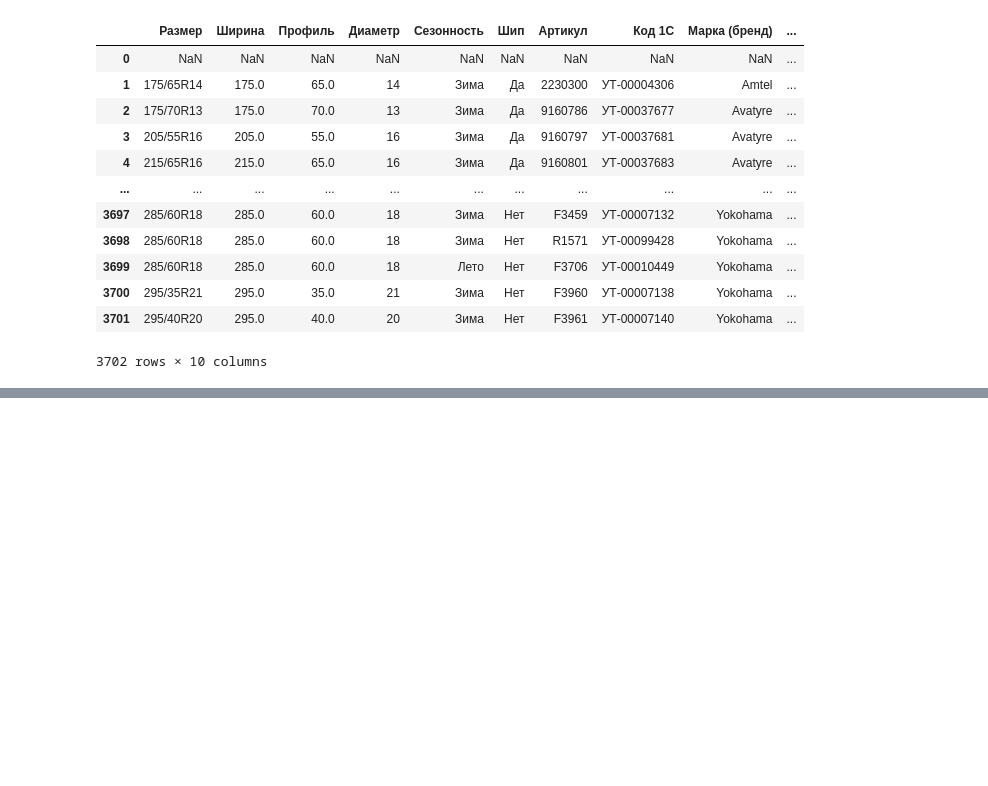
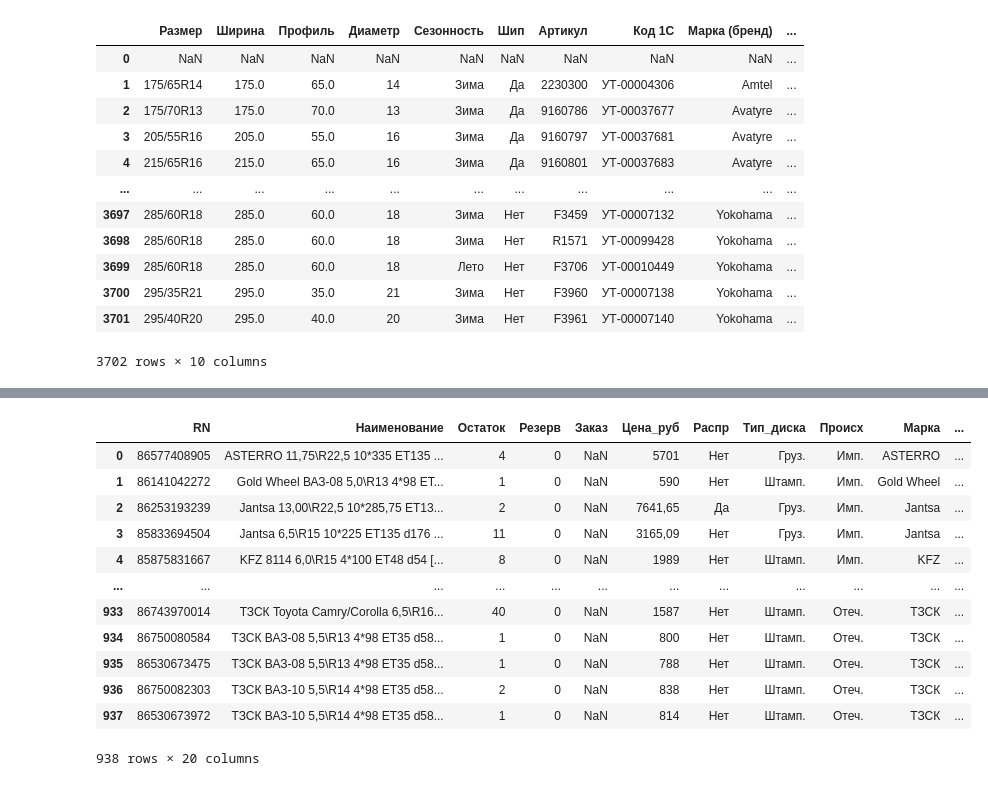
Before and after one commit to IgorSondors/BERT_NER, a Jupyter notebook: NER_dataset.ipynb, the cells around one changed output, grey strips where cells are left out. Saved outputs shown, nothing was run; the diff lists cells and outputs as text; code cells hidden in the pictures; blank space fills up the shorter version.

```diff
--- a/NER_dataset.ipynb
+++ b/NER_dataset.ipynb
@@ -83,4 +111,18 @@ df3
 # %%
-pth4 = "/home/sondors/Documents/price/BERT_NER/диски.xls"
-df4 = pd.read_excel(pth1)
+pth4 = "/home/sondors/Documents/price/BERT_NER/csv/диски.xls"
+df4 = pd.read_excel(pth4)
 df4
+# %% [output]
+|  | RN | Наименование | Остаток | Резерв | Заказ | Цена_руб | Распр | Тип_диска | Происх | Марка | ... |
+| 0 | 86577408905 | ASTERRO 11,75\R22,5 10*335 ET135 ... | 4 | 0 | NaN | 5701 | Нет | Груз. | Имп. | ASTERRO | ... |
+| 1 | 86141042272 | Gold Wheel ВАЗ-08 5,0\R13 4*98 ET... | 1 | 0 | NaN | 590 | Нет | Штамп. | Имп. | Gold Wheel | ... |
+| 2 | 86253193239 | Jantsa 13,00\R22,5 10*285,75 ET13... | 2 | 0 | NaN | 7641,65 | Да | Груз. | Имп. | Jantsa | ... |
+| 3 | 85833694504 | Jantsa 6,5\R15 10*225 ET135 d176 ... | 11 | 0 | NaN | 3165,09 | Нет | Груз. | Имп. | Jantsa | ... |
+| 4 | 85875831667 | KFZ 8114 6,0\R15 4*100 ET48 d54 [... | 8 | 0 | NaN | 1989 | Нет | Штамп. | Имп. | KFZ | ... |
+| ... | ... | ... | ... | ... | ... | ... | ... | ... | ... | ... | ... |
+| 933 | 86743970014 | ТЗСК Toyota Camry/Corolla 6,5\R16... | 40 | 0 | NaN | 1587 | Нет | Штамп. | Отеч. | ТЗСК | ... |
+| 934 | 86750080584 | ТЗСК ВАЗ-08 5,5\R13 4*98 ET35 d58... | 1 | 0 | NaN | 800 | Нет | Штамп. | Отеч. | ТЗСК | ... |
+| 935 | 86530673475 | ТЗСК ВАЗ-08 5,5\R13 4*98 ET35 d58... | 1 | 0 | NaN | 788 | Нет | Штамп. | Отеч. | ТЗСК | ... |
+| 936 | 86750082303 | ТЗСК ВАЗ-10 5,5\R14 4*98 ET35 d58... | 2 | 0 | NaN | 838 | Нет | Штамп. | Отеч. | ТЗСК | ... |
+| 937 | 86530673972 | ТЗСК ВАЗ-10 5,5\R14 4*98 ET35 d58... | 1 | 0 | NaN | 814 | Нет | Штамп. | Отеч. | ТЗСК | ... |
+938 rows × 20 columns
```
Also changed, not shown: parts of 4 cells of this notebook, 1 other file.
